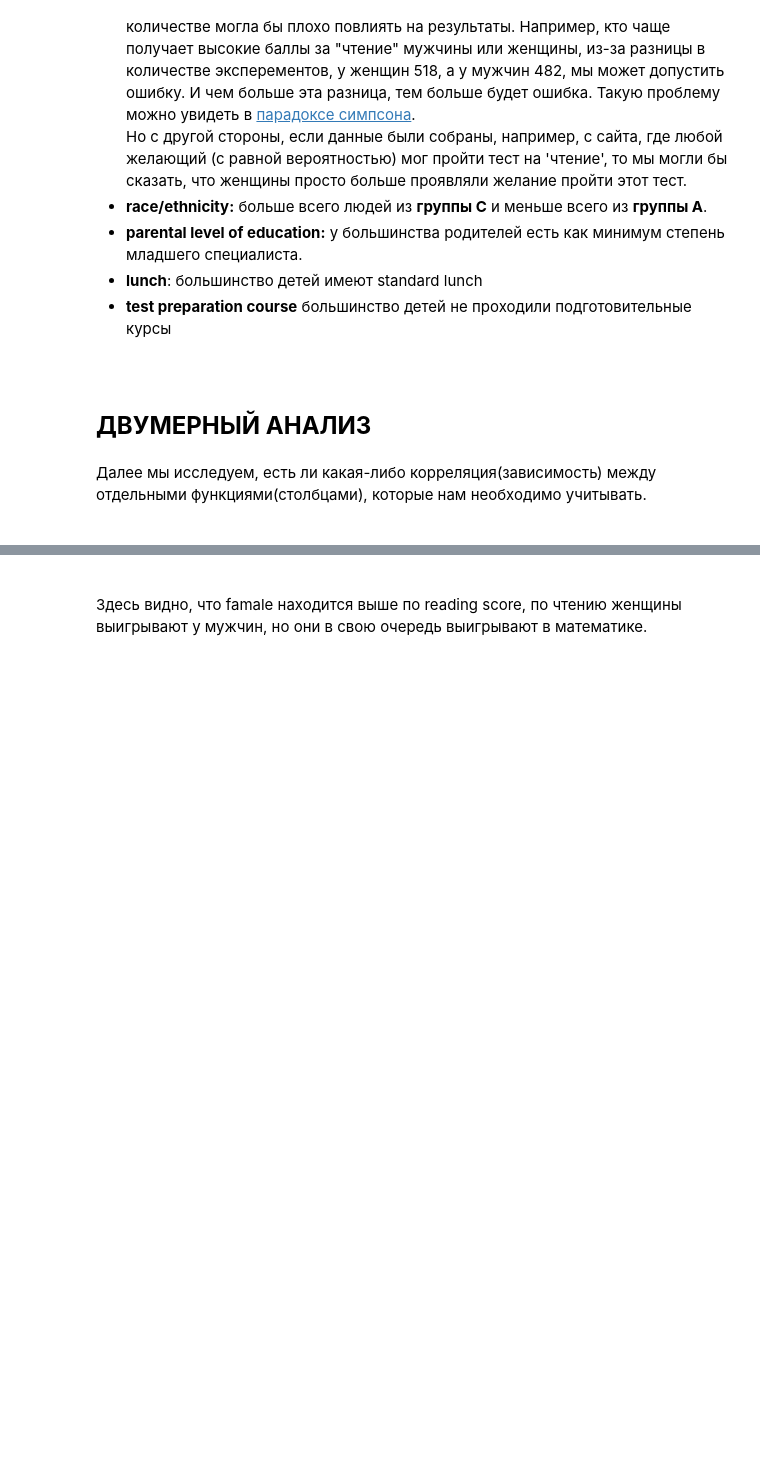
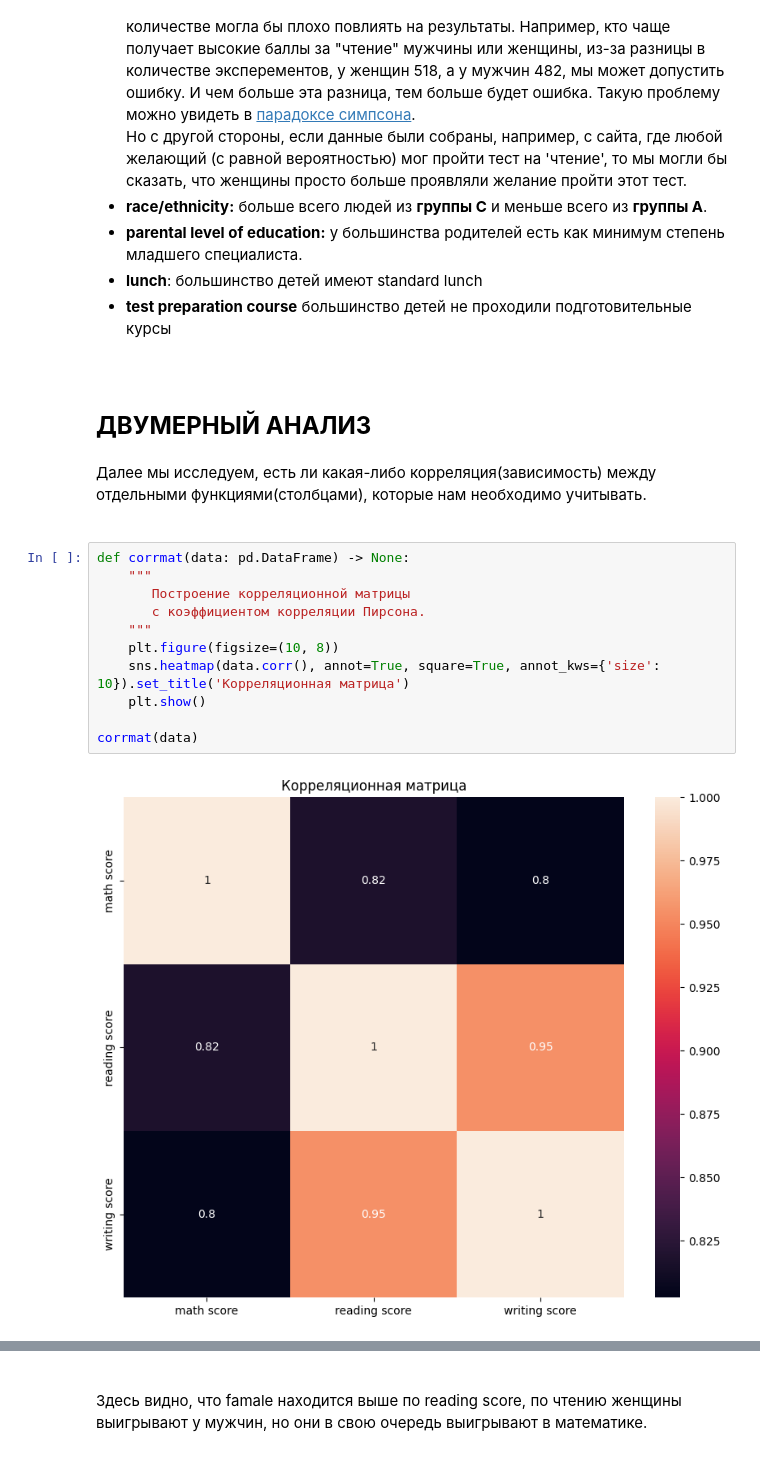
Before and after one commit to 1mmo/data-analysis-handbook, a Jupyter notebook: handbook/Working with data/exploratory_analysis.ipynb, the cells around one changed output, grey strips where cells are left out. Saved outputs shown, nothing was run; the diff lists cells and outputs as text; blank space fills up the shorter version.

Commit message:
add corrmatrix

```diff
--- a/handbook/Working with data/exploratory_analysis.ipynb
+++ b/handbook/Working with data/exploratory_analysis.ipynb
@@ -267,6 +267,19 @@ for i in range(len(categorical_columns)):
 <br>
 Далее мы исследуем, есть ли какая-либо корреляция(зависимость) между отдельными функциями(столбцами), которые нам необходимо учитывать.<br>
 <br>
+# %%
+def corrmat(data: pd.DataFrame) -> None:
+    """
+       Построение корреляционной матрицы
+       с коэффициентом корреляции Пирсона.
+    """
+    plt.figure(figsize=(10, 8))
+    sns.heatmap(data.corr(), annot=True, square=True, annot_kws={'size': 10}).set_title('Корреляционная матрица')
+    plt.show()
+
+corrmat(data)
+# %% [output]
+[figure, added]
 # %%
 sns.set_style('darkgrid')
 sns.scatterplot(x='math score', y='reading score', data=data, hue='gender', edgecolor='black', palette='cubehelix', hue_order=['male','female'])
```
Also changed, not shown: parts of 3 cells of this notebook.
